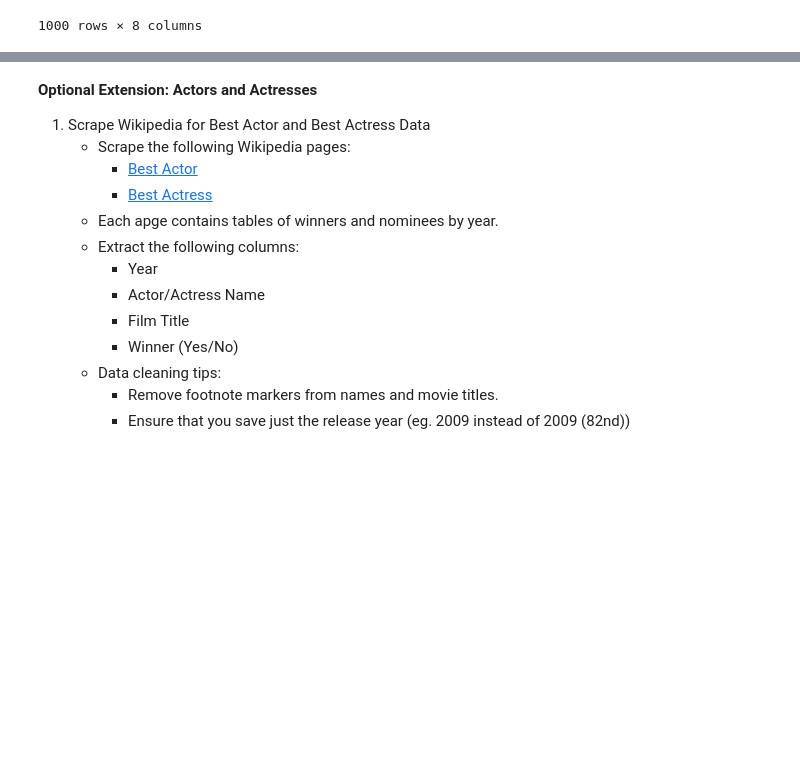
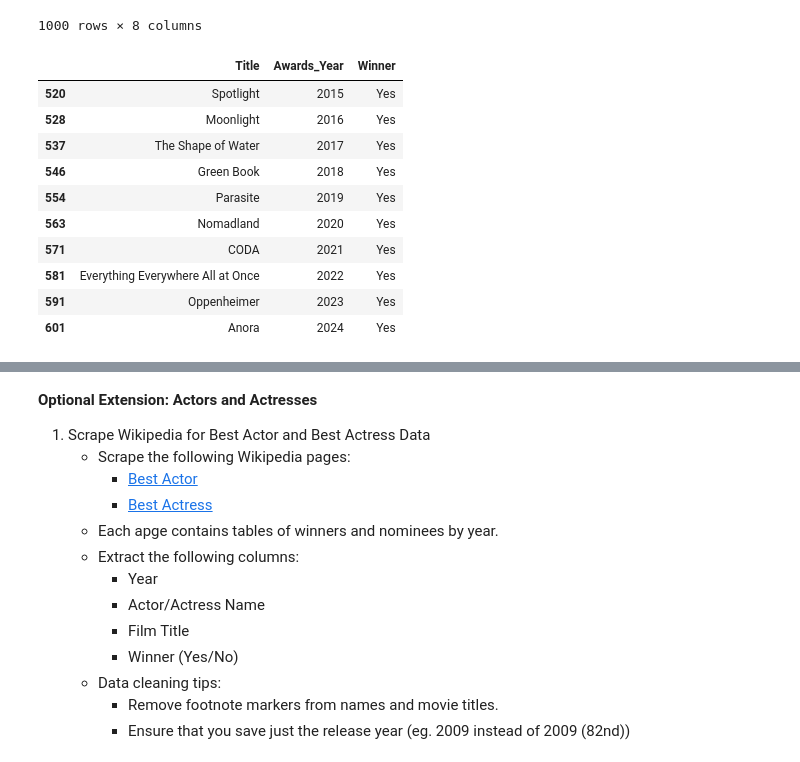
Before and after one commit to nss-data-science-cohort-9/webscraping-apis-movies-the-cranberries, a Jupyter notebook: JT_Cranberries_Movies_api.ipynb, the cells around one changed output, grey strips where cells are left out. Cells and saved outputs as stored; diff of their text form; code cells hidden in the pictures; blank space fills up the shorter version.

```diff
--- a/JT_Cranberries_Movies_api.ipynb
+++ b/JT_Cranberries_Movies_api.ipynb
@@ -278,3 +284,19 @@ movies_tmdb
 1000 rows × 8 columns
 # %%
 movies_tmdb.to_csv('movies_2015_2024.csv')
+# %%
+best_picture = pd.read_csv('best_picture.csv')
+oscar_winners_2015_2024 = best_picture[(best_picture['Awards_Year'] >= 2015) & (best_picture['Winner'] == 'Yes')]
+oscar_winners_2015_2024
+# %% [output]
+|  | Title | Awards_Year | Winner |
+| 520 | Spotlight | 2015 | Yes |
+| 528 | Moonlight | 2016 | Yes |
+| 537 | The Shape of Water | 2017 | Yes |
+| 546 | Green Book | 2018 | Yes |
+| 554 | Parasite | 2019 | Yes |
+| 563 | Nomadland | 2020 | Yes |
+| 571 | CODA | 2021 | Yes |
+| 581 | Everything Everywhere All at Once | 2022 | Yes |
+| 591 | Oppenheimer | 2023 | Yes |
+| 601 | Anora | 2024 | Yes |
```
Also changed, not shown: parts of 3 cells of this notebook.
